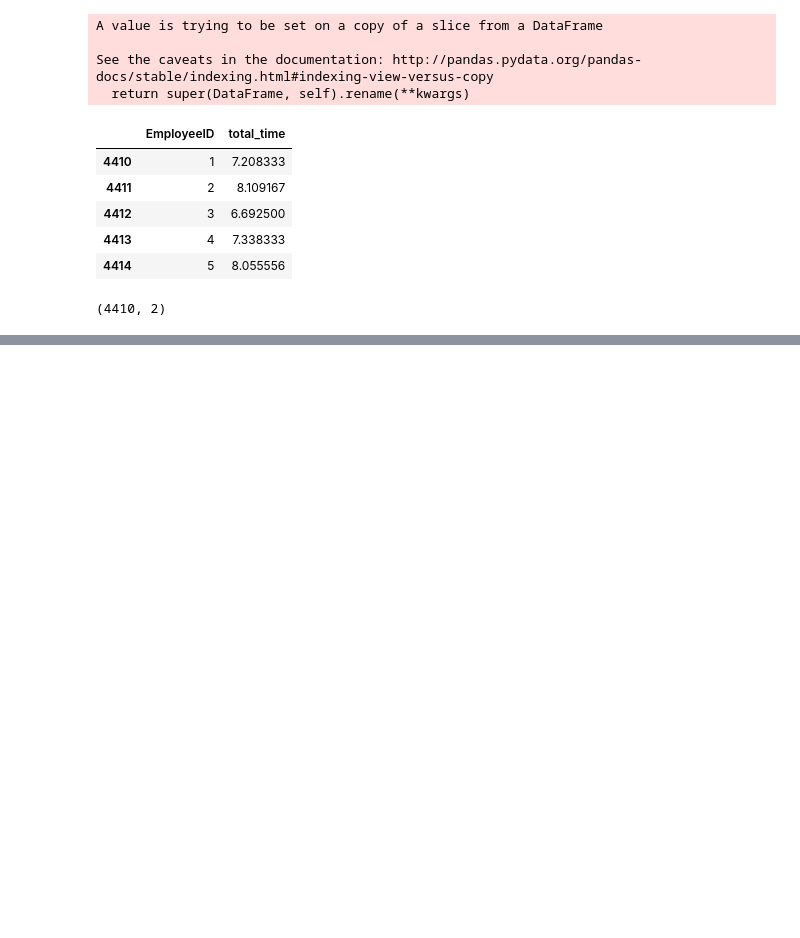
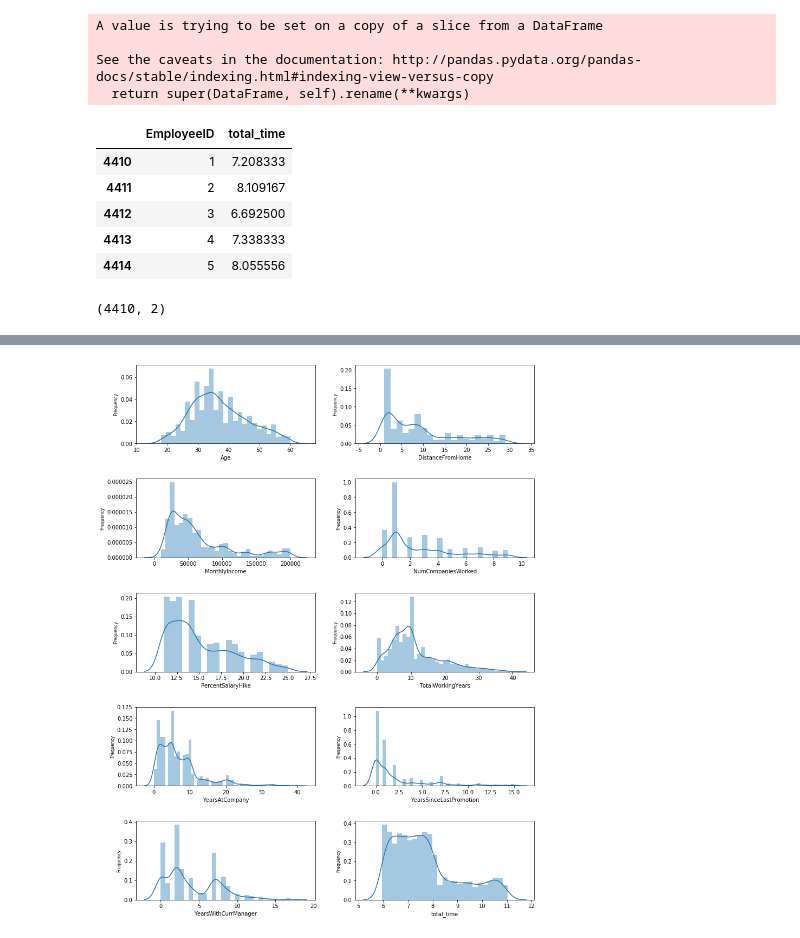
Before and after one commit to hst22/Employee-Attrition-Analysis, a Jupyter notebook: Employee_Attrition_Analysis.ipynb, the cells around one changed output, grey strips where cells are left out. Cells and saved outputs as stored; diff of their text form; code cells hidden in the pictures; blank space fills up the shorter version.

```diff
--- a/Employee_Attrition_Analysis.ipynb
+++ b/Employee_Attrition_Analysis.ipynb
@@ -292,0 +301,7 @@ master_data.head()
+# %%
+master_data.EnvironmentSatisfaction = master_data.EnvironmentSatisfaction.fillna(master_data.EnvironmentSatisfaction.median())
+master_data.JobSatisfaction = master_data.JobSatisfaction.fillna(master_data.JobSatisfaction.median())
+master_data.WorkLifeBalance = master_data.WorkLifeBalance.fillna(master_data.WorkLifeBalance.median())
+master_data.TotalWorkingYears = master_data.TotalWorkingYears.fillna(master_data.TotalWorkingYears.median())
+master_data.NumCompaniesWorked = master_data.NumCompaniesWorked.fillna(1)
+master_data.isna().sum()
@@ -292,0 +350,19 @@ master_data.head()
+# %%
+import matplotlib.pyplot as plt
+import seaborn as sns
+#histograms
+col_names_hist = ['Age', 'DistanceFromHome','MonthlyIncome',
+                  'NumCompaniesWorked','PercentSalaryHike',
+                 'TotalWorkingYears',
+                 'YearsAtCompany',
+                 'YearsSinceLastPromotion', 'YearsWithCurrManager',
+                 'total_time']
+
+fig, ax = plt.subplots(nrows = 5,ncols = 2, figsize=(12,15))
+for i, col in enumerate(col_names_hist):
+    sns.distplot(master_data[col], hist = True, ax=ax[i//2][i%2])
+    ax[i//2][i%2].set_ylabel('Frequency', fontsize=8)
+fig.tight_layout(pad =  3.0)
+plt.show()
+# %% [output]
+[figure, added]
```
Also changed, not shown: parts of 26 cells of this notebook.
